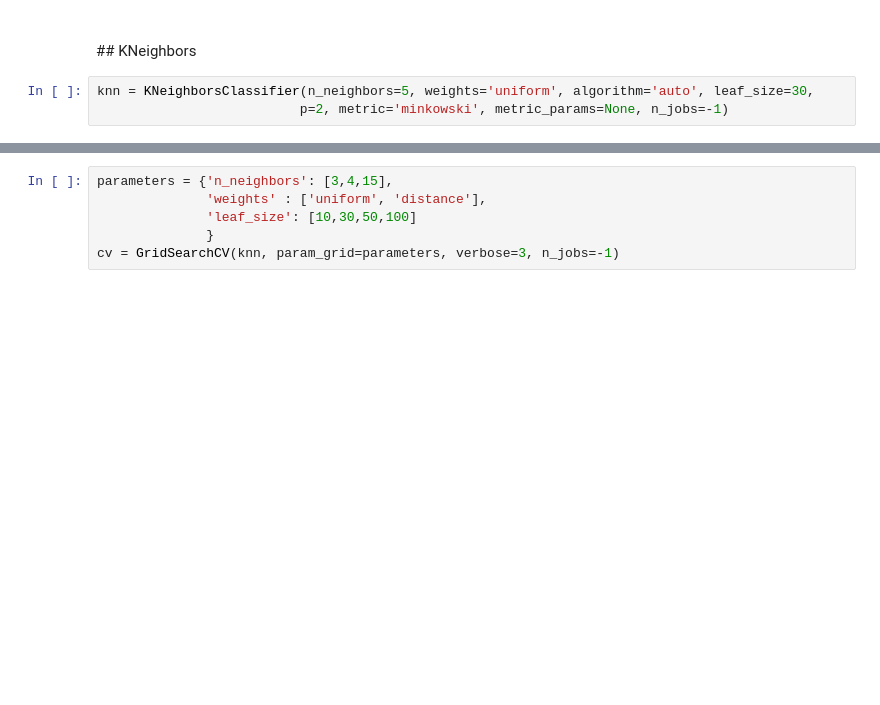
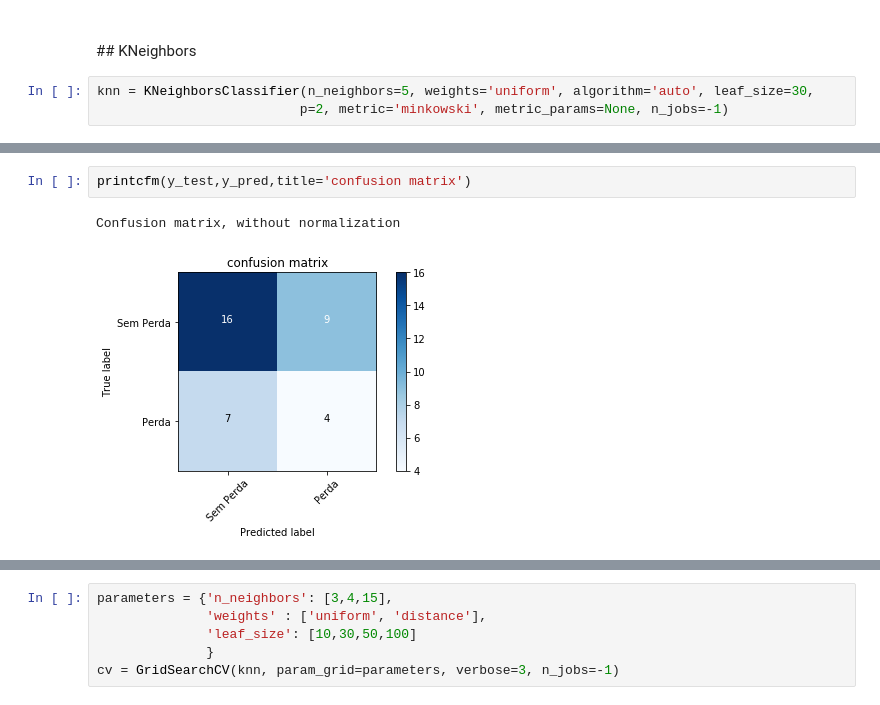
Before and after one commit to giovanimachado/mSc, a Jupyter notebook: mlModelsKNN.ipynb, the cells around one changed output, grey strips where cells are left out. Cells and saved outputs as stored; diff of their text form; blank space fills up the shorter version.

```diff
--- a/mlModelsKNN.ipynb
+++ b/mlModelsKNN.ipynb
@@ -142,0 +169,5 @@ knn = KNeighborsClassifier(n_neighbors=5, weights='uniform', algorithm='auto', l
+# %%
+printcfm(y_test,y_pred,title='confusion matrix')
+# %% [output]
+Confusion matrix, without normalization
+[figure, added]
```
Also changed, not shown: parts of 52 cells of this notebook, 2 other files.
